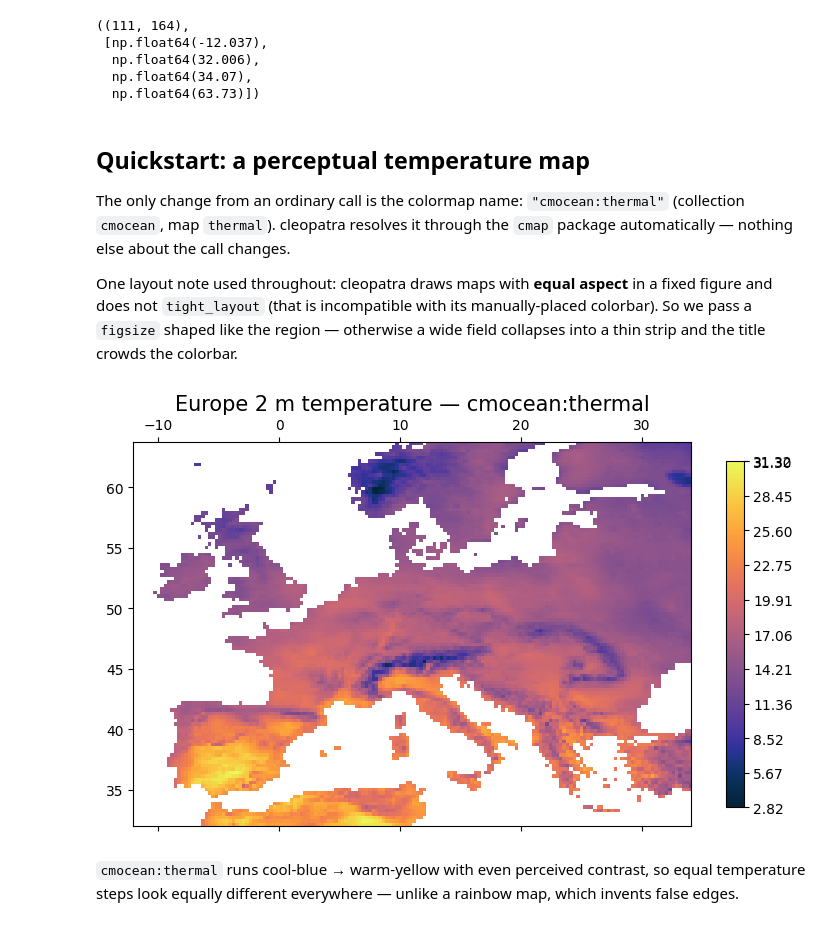
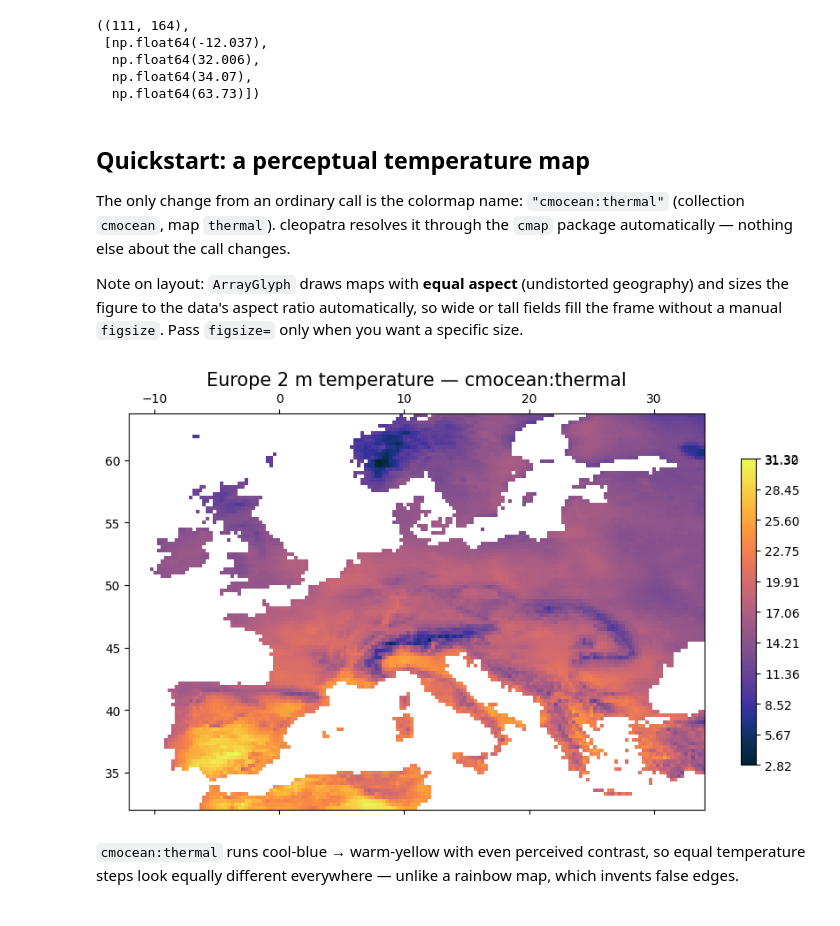
Before and after one commit to serapeum-org/cleopatra, a Jupyter notebook: docs/notebooks/scientific_colormaps/scientific_colormaps_examples.ipynb, the cells around one changed output. Cells and saved outputs as stored; diff of their text form; code cells hidden in the pictures.

```diff
--- a/docs/notebooks/scientific_colormaps/scientific_colormaps_examples.ipynb
+++ b/docs/notebooks/scientific_colormaps/scientific_colormaps_examples.ipynb
@@ -47,12 +47,12 @@ temperature.shape, temp_extent
 
 The only change from an ordinary call is the colormap name: `"cmocean:thermal"` (collection `cmocean`, map `thermal`). cleopatra resolves it through the `cmap` package automatically — nothing else about the call changes.
 
-One layout note used throughout: cleopatra draws maps with **equal aspect** in a fixed figure and does not `tight_layout` (that is incompatible with its manually-placed colorbar). So we pass a `figsize` shaped like the region — otherwise a wide field collapses into a thin strip and the title crowds the colorbar.
+Note on layout: `ArrayGlyph` draws maps with **equal aspect** (undistorted geography) and sizes the figure to the data's aspect ratio automatically, so wide or tall fields fill the frame without a manual `figsize`. Pass `figsize=` only when you want a specific size.
 # %%
-glyph = ArrayGlyph(temperature, extent=temp_extent, cmap="cmocean:thermal", figsize=(9, 6))
+glyph = ArrayGlyph(temperature, extent=temp_extent, cmap="cmocean:thermal")
 fig, ax = glyph.plot(title="Europe 2 m temperature — cmocean:thermal")
 # %% [output]
-[figure, old version]
+[figure, new version]
 # %% [markdown]
 `cmocean:thermal` runs cool-blue → warm-yellow with even perceived contrast, so equal temperature steps look equally different everywhere — unlike a rainbow map, which invents false edges.
 # %% [markdown]
```
Also changed, not shown: parts of 2 cells of this notebook, 1 other file.
